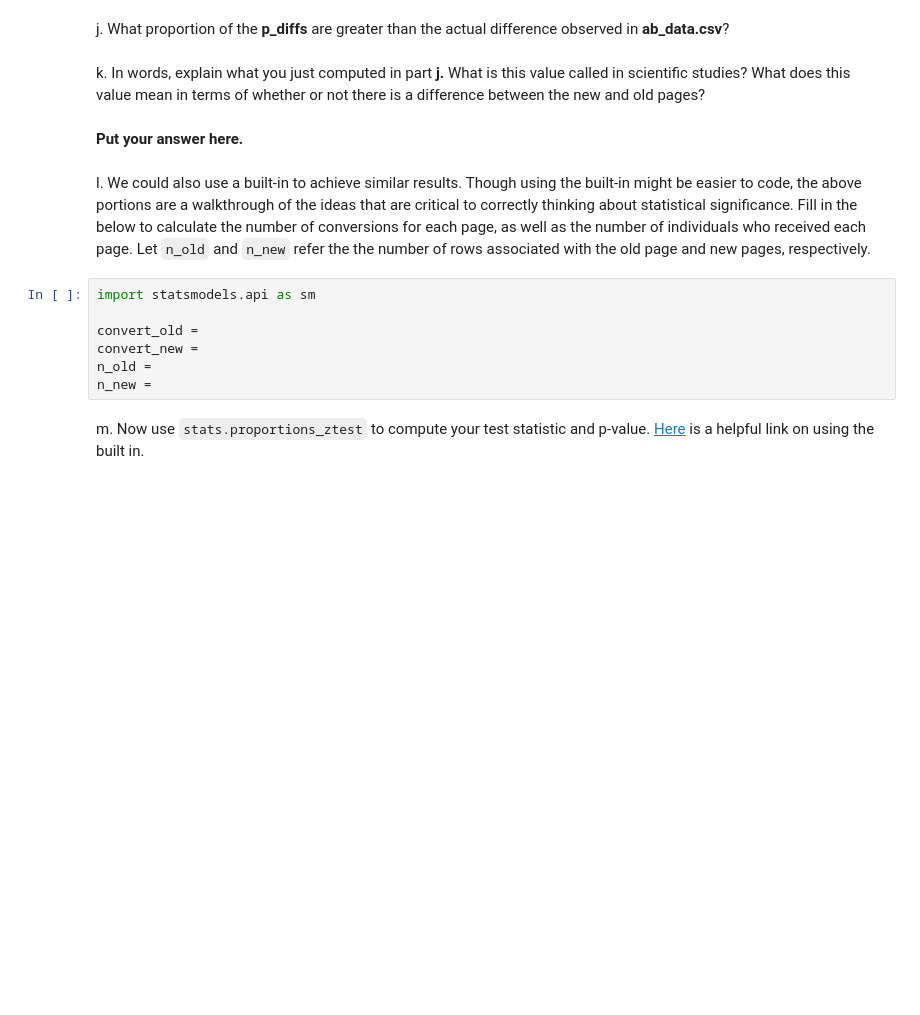
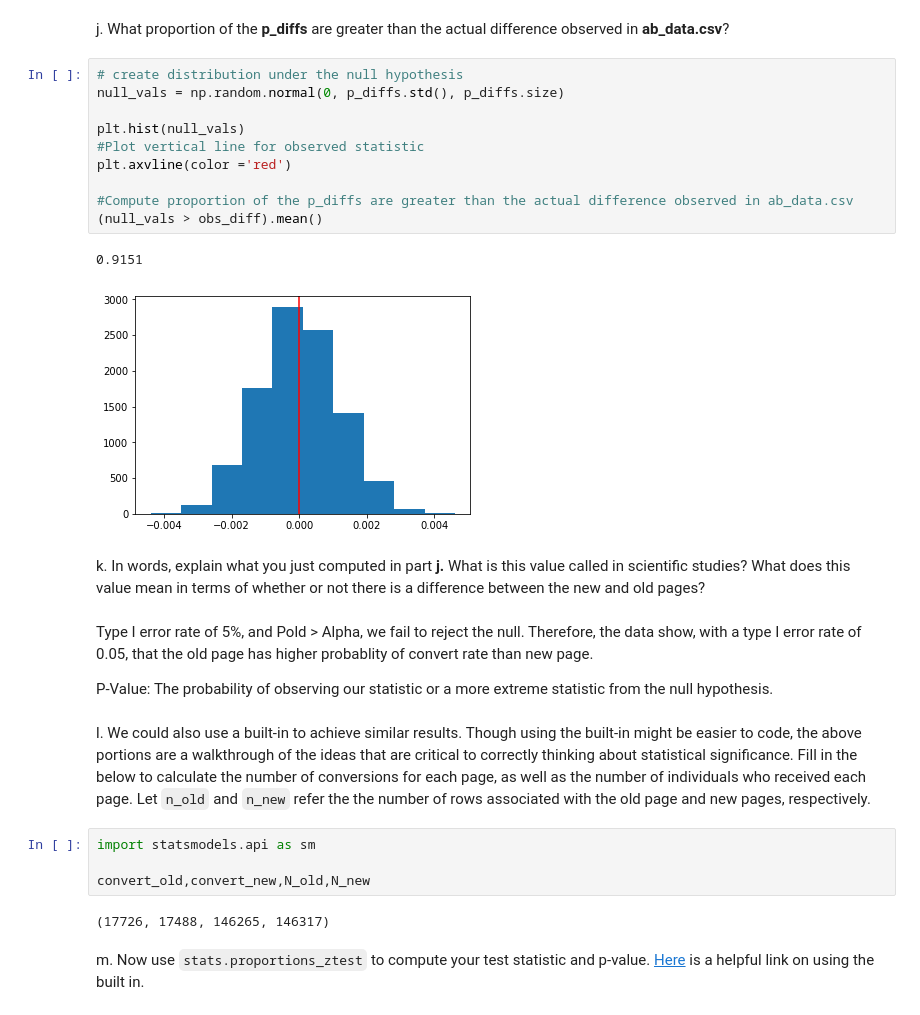
Before and after one commit to whrocha/Analyze_A-B_Test_Results, a Jupyter notebook: Analyze_ab_test_results_notebook.ipynb, the cells around one changed output. Cells and saved outputs as stored; diff of their text form; blank space fills up the shorter version.

```diff
--- a/Analyze_ab_test_results_notebook.ipynb
+++ b/Analyze_ab_test_results_notebook.ipynb
@@ -119,17 +294,32 @@ i. Plot a histogram of the **p_diffs**.  Does this plot look like what you expec
 # %% [markdown]
 j. What proportion of the **p_diffs** are greater than the actual difference observed in **ab_data.csv**?
+# %%
+# create distribution under the null hypothesis
+null_vals = np.random.normal(0, p_diffs.std(), p_diffs.size)
+
+plt.hist(null_vals)
+#Plot vertical line for observed statistic
+plt.axvline(color ='red')
+
+#Compute proportion of the p_diffs are greater than the actual difference observed in ab_data.csv
+(null_vals > obs_diff).mean()
+# %% [output]
+0.9151
+[figure, added]
 # %% [markdown]
 k. In words, explain what you just computed in part **j.**  What is this value called in scientific studies?  What does this value mean in terms of whether or not there is a difference between the new and old pages?
-# %% [markdown]
-**Put your answer here.**
+# %% [markdown]
+
+Type I error rate of 5%, and Pold > Alpha, we fail to reject the null. Therefore, the data show, with a type I error rate of 0.05, that the old page has higher probablity of convert rate than new page.
+
+P-Value: The probability of observing our statistic or a more extreme statistic from the null hypothesis.
 # %% [markdown]
 l. We could also use a built-in to achieve similar results.  Though using the built-in might be easier to code, the above portions are a walkthrough of the ideas that are critical to correctly thinking about statistical significance. Fill in the below to calculate the number of conversions for each page, as well as the number of individuals who received each page. Let `n_old` and `n_new` refer the the number of rows associated with the old page and new pages, respectively.
 # %%
 import statsmodels.api as sm
 
-convert_old =
-convert_new =
-n_old =
-n_new =
+convert_old,convert_new,N_old,N_new
+# %% [output]
+(17726, 17488, 146265, 146317)
 # %% [markdown]
 m. Now use `stats.proportions_ztest` to compute your test statistic and p-value.  [Here](http://knowledgetack.com/python/statsmodels/proportions_ztest/) is a helpful link on using the built in.
```
Also changed, not shown: parts of 64 cells of this notebook.
